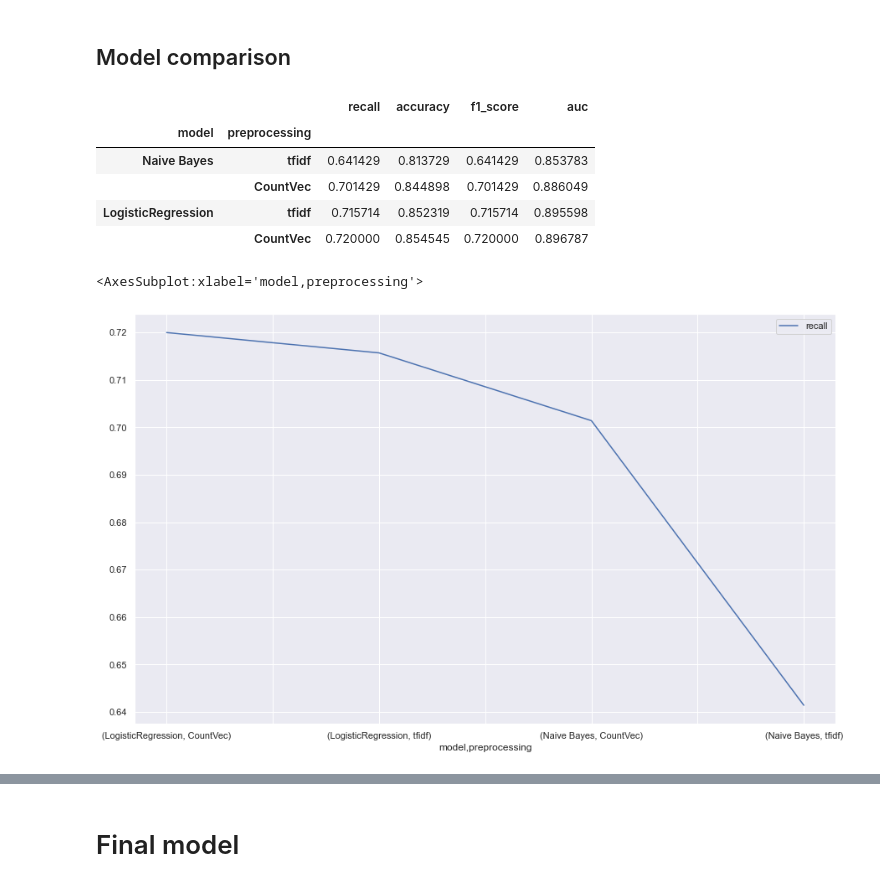
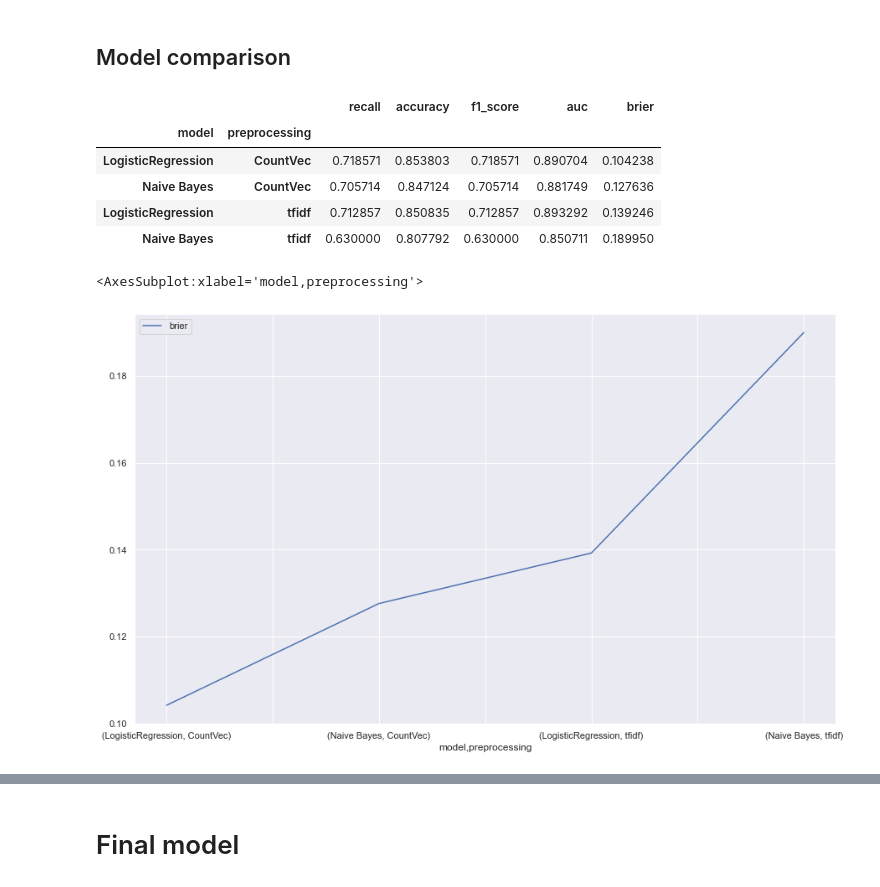
Before and after one commit to vserranoc/refactored-waddle, a Jupyter notebook: model/modelling.ipynb, the cells around one changed output, grey strips where cells are left out. Cells and saved outputs as stored; diff of their text form; code cells hidden in the pictures.

```diff
--- a/model/modelling.ipynb
+++ b/model/modelling.ipynb
@@ -195,6 +195,7 @@ def model_in_folds(model_selected, model_name, preprocessing='CountVec'):
     f1_scores = []
     folds = []
     aucs = []
+    briers=[]
     for fold_ in range(5):
         train_df = df[df.kfold != fold_].reset_index(drop=True)
 
@@ -237,12 +238,14 @@ def model_in_folds(model_selected, model_name, preprocessing='CountVec'):
         recall = metrics.recall_score(test_df.sentiment, preds)
         f1_score = metrics.f1_score(test_df.sentiment, preds)
         auc = metrics.roc_auc_score(test_df.sentiment, proba)
+        brier = metrics.brier_score_loss(test_df.sentiment, proba)
 
         accuracies.append(accuracy)
         recalls.append(recall)
         f1_scores.append(f1_score)
         folds.append(fold_)
         aucs.append(auc)
+        briers.append(brier)
 
     df_results = pd.DataFrame(
         {
@@ -250,7 +253,8 @@ def model_in_folds(model_selected, model_name, preprocessing='CountVec'):
             'recall':recalls,
             'accuracy':accuracies,
             'f1_score':f1_scores,
-            'auc':aucs
+            'auc':aucs,
+            'brier':briers
         }
     )
 
@@ -286,4 +290,4 @@ results_data_1.head()
 # %%
-results_data_vf_1 = results_data_1.groupby(['model','preprocessing'])[['recall', 'accuracy', 'f1_score', 'auc']].mean()
+results_data_vf_1 = results_data_1.groupby(['model','preprocessing'])[['recall', 'accuracy', 'f1_score', 'auc','brier']].mean()
 results_data_vf_1
 # %% [output]
@@ -342,4 +346,4 @@ results_data_2.head()
 # %%
-results_data_vf_2 = results_data_2.groupby(['model','preprocessing'])[['recall', 'accuracy', 'f1_score', 'auc']].mean()
+results_data_vf_2 = results_data_2.groupby(['model','preprocessing'])[['recall', 'accuracy', 'f1_score', 'auc','brier']].mean()
 results_data_vf_2
 # %% [output]
@@ -363,19 +367,20 @@ plot_results(results_data_2, 'accuracy', 'Naive bayes')
 ## Model comparison
 # %%
 results_data = pd.concat([results_data_vf_1,results_data_vf_2])
-results_data.sort_values(by='auc')
+results_data = results_data.sort_values(by='brier', ascending=True)
+results_data
 # %% [output]
-|  |  | recall | accuracy | f1_score | auc |
-| model | preprocessing |  |  |  |  |
-| Naive Bayes | tfidf | 0.641429 | 0.813729 | 0.641429 | 0.853783 |
-|  | CountVec | 0.701429 | 0.844898 | 0.701429 | 0.886049 |
-| LogisticRegression | tfidf | 0.715714 | 0.852319 | 0.715714 | 0.895598 |
-|  | CountVec | 0.720000 | 0.854545 | 0.720000 | 0.896787 |
+|  |  | recall | accuracy | f1_score | auc | brier |
+| model | preprocessing |  |  |  |  |  |
+| LogisticRegression | CountVec | 0.718571 | 0.853803 | 0.718571 | 0.890704 | 0.104238 |
+| Naive Bayes | CountVec | 0.705714 | 0.847124 | 0.705714 | 0.881749 | 0.127636 |
+| LogisticRegression | tfidf | 0.712857 | 0.850835 | 0.712857 | 0.893292 | 0.139246 |
+| Naive Bayes | tfidf | 0.630000 | 0.807792 | 0.630000 | 0.850711 | 0.189950 |
 # %%
-results_data.plot(y='recall', kind='line')
+results_data.plot(y='brier', kind='line')
 # %% [output]
 <AxesSubplot:xlabel='model,preprocessing'>
-[figure, old version]
+[figure, new version]
 # %%
 results_data.plot(y='auc', kind='line')
 # %% [output]
```
Also changed, not shown: parts of 27 cells of this notebook, 1 other file.
